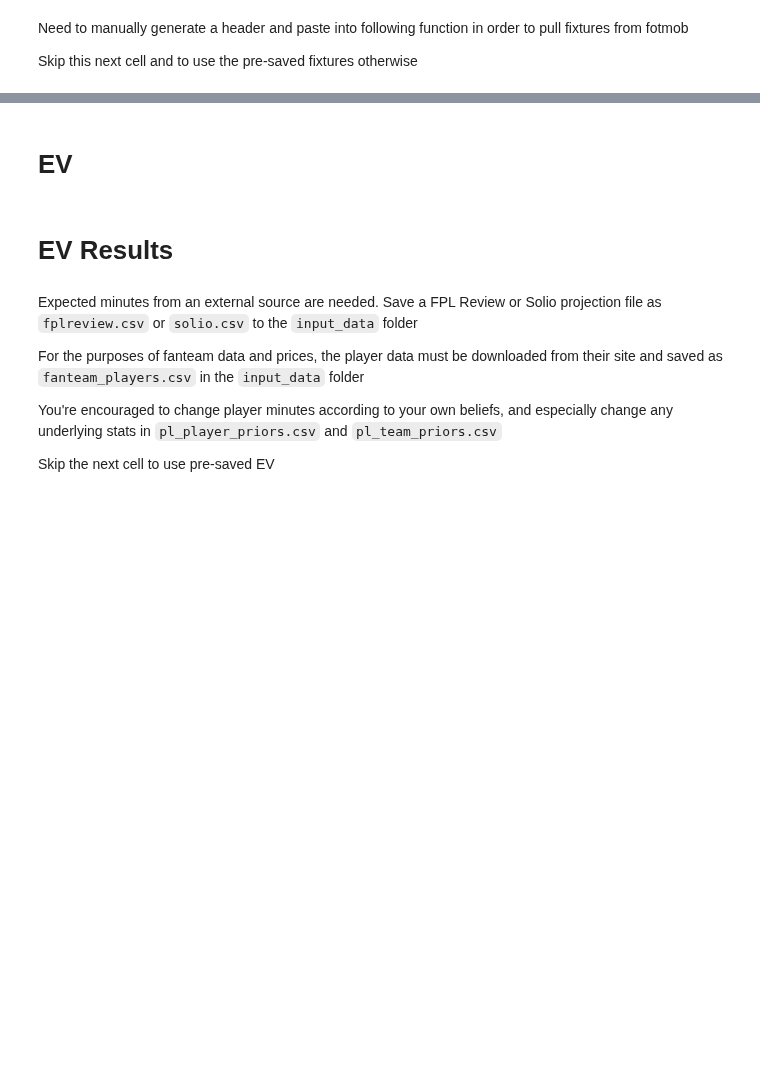
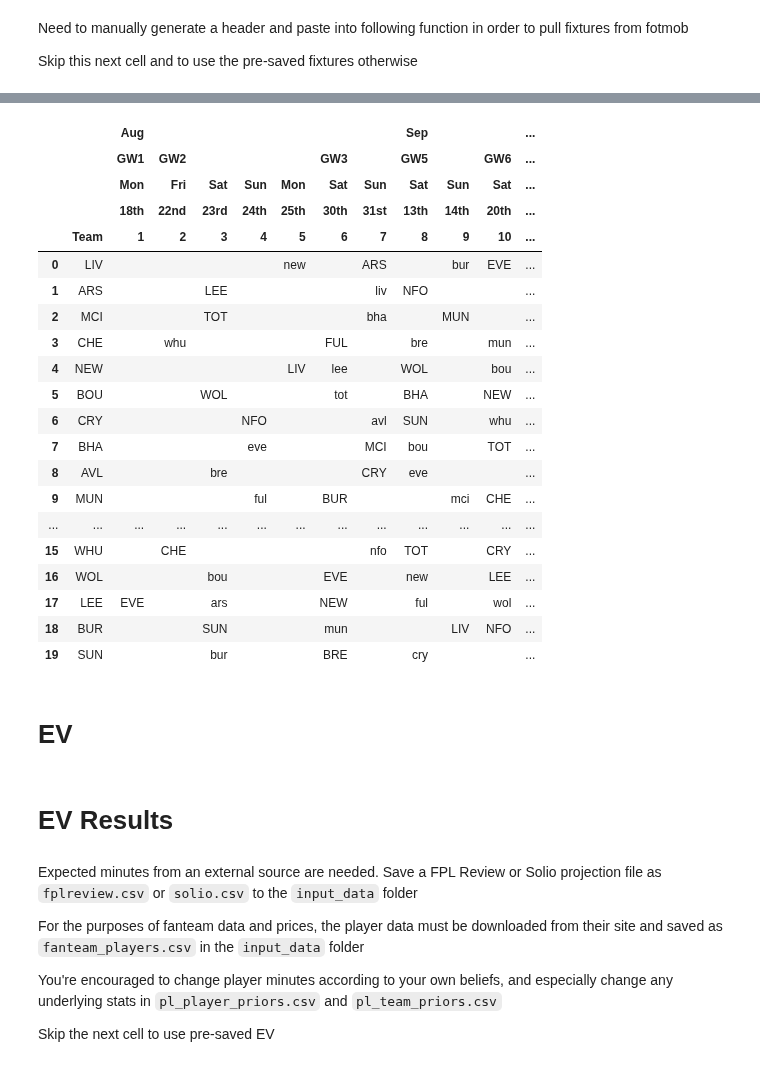
Before and after one commit to SamTroy/multi_ff_opt, a Jupyter notebook: run/run.ipynb, the cells around one changed output, grey strips where cells are left out. Cells and saved outputs as stored; diff of their text form; code cells hidden in the pictures; blank space fills up the shorter version.

```diff
--- a/run/run.ipynb
+++ b/run/run.ipynb
@@ -342,5 +380,27 @@ get_fix(custom_fixtures=True, format='FPL', convert_time=True,
 # %%
-show_formatted_ticker(last_date=38, format='sdt', fresh_pull=False)
+show_formatted_ticker(last_date=10, format='cff', fresh_pull=False)
+# %% [output]
+|  |  | Aug |  |  |  |  |  |  | Sep |  |  | ... |
+|  |  | GW1 | GW2 |  |  |  | GW3 |  | GW5 |  | GW6 | ... |
+|  |  | Mon | Fri | Sat | Sun | Mon | Sat | Sun | Sat | Sun | Sat | ... |
+|  |  | 18th | 22nd | 23rd | 24th | 25th | 30th | 31st | 13th | 14th | 20th | ... |
+|  | Team | 1 | 2 | 3 | 4 | 5 | 6 | 7 | 8 | 9 | 10 | ... |
+| 0 | LIV |  |  |  |  | new |  | ARS |  | bur | EVE | ... |
+| 1 | ARS |  |  | LEE |  |  |  | liv | NFO |  |  | ... |
+| 2 | MCI |  |  | TOT |  |  |  | bha |  | MUN |  | ... |
+| 3 | CHE |  | whu |  |  |  | FUL |  | bre |  | mun | ... |
+| 4 | NEW |  |  |  |  | LIV | lee |  | WOL |  | bou | ... |
+| 5 | BOU |  |  | WOL |  |  | tot |  | BHA |  | NEW | ... |
+| 6 | CRY |  |  |  | NFO |  |  | avl | SUN |  | whu | ... |
+| 7 | BHA |  |  |  | eve |  |  | MCI | bou |  | TOT | ... |
+| 8 | AVL |  |  | bre |  |  |  | CRY | eve |  |  | ... |
+| 9 | MUN |  |  |  | ful |  | BUR |  |  | mci | CHE | ... |
+| ... | ... | ... | ... | ... | ... | ... | ... | ... | ... | ... | ... | ... |
+| 15 | WHU |  | CHE |  |  |  |  | nfo | TOT |  | CRY | ... |
+| 16 | WOL |  |  | bou |  |  | EVE |  | new |  | LEE | ... |
+| 17 | LEE | EVE |  | ars |  |  | NEW |  | ful |  | wol | ... |
+| 18 | BUR |  |  | SUN |  |  | mun |  |  | LIV | NFO | ... |
+| 19 | SUN |  |  | bur |  |  | BRE |  | cry |  |  | ... |
 # %% [markdown]
 # EV
 # %%
```
Also changed, not shown: parts of 15 cells of this notebook, 13 other files.
